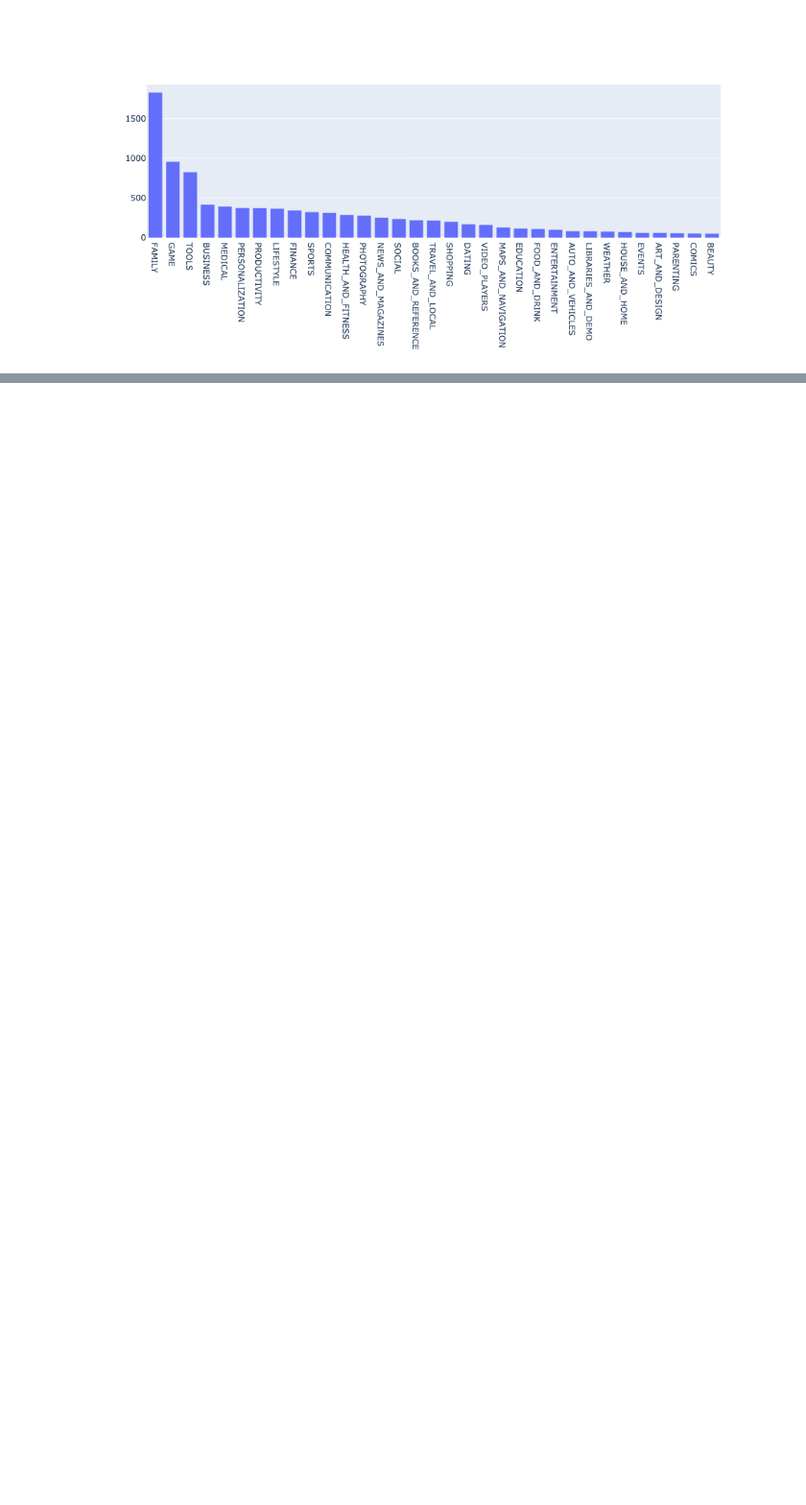
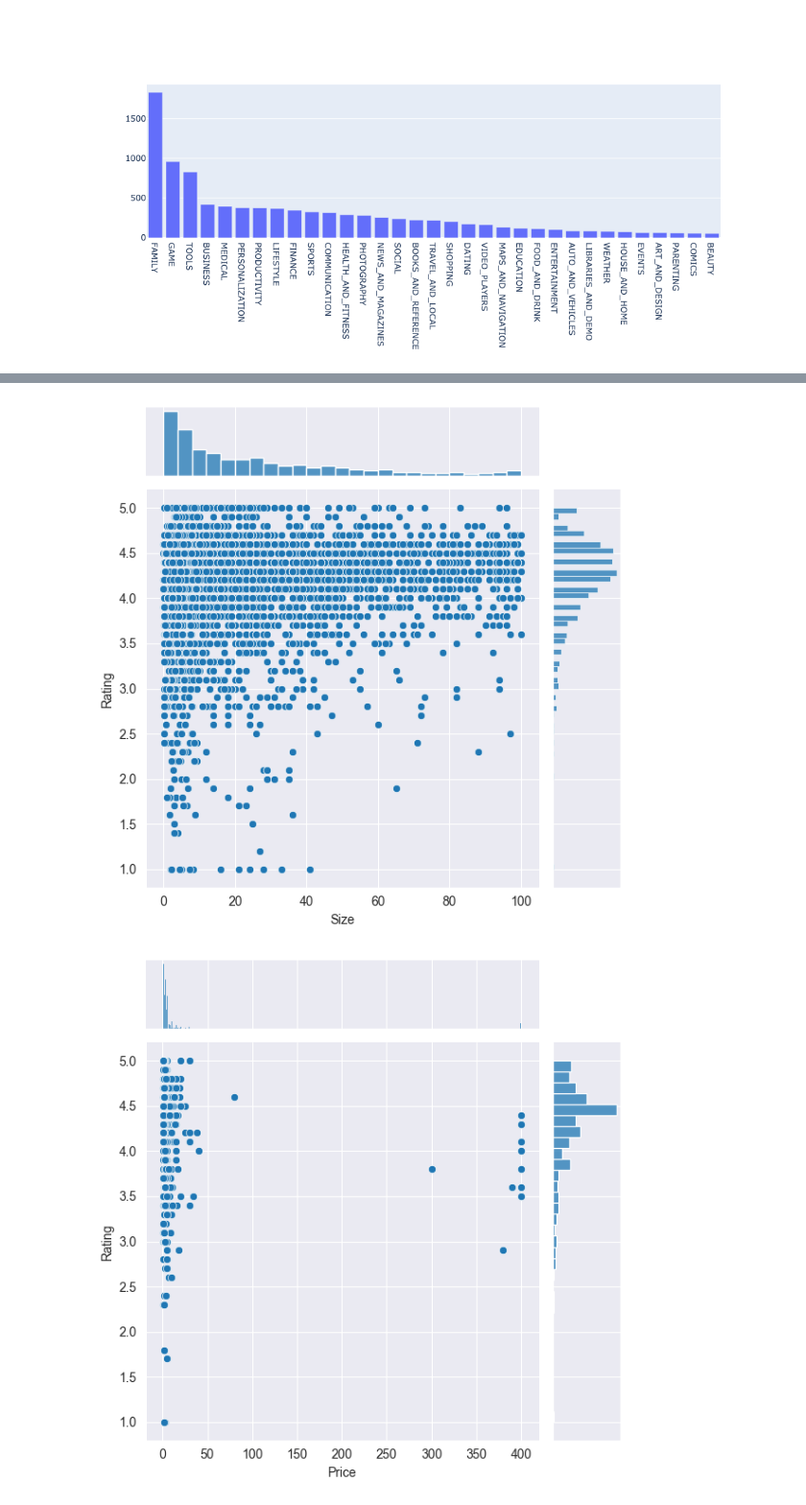
Before and after one commit to aaronshirk/android-app-market, a Jupyter notebook: notebook.ipynb, the cells around one changed output, grey strips where cells are left out. Shown: that part at 96% size. Saved outputs shown, nothing was run; the diff lists cells and outputs as text; code cells hidden in the pictures; blank space fills up the shorter version.

```diff
--- a/notebook.ipynb
+++ b/notebook.ipynb
@@ -161,0 +191,26 @@ fig.show(renderer='png', width=1000, height=500)
+# %%
+%matplotlib inline
+import seaborn as sns
+sns.set_style("darkgrid")
+import warnings
+warnings.filterwarnings("ignore")
+
+# Select rows where both 'Rating' and 'Size' values are present (ie. the two values are not null)
+apps_with_size_and_rating_present = apps[(apps['Size'].isna() == False) & (apps['Rating'].isna() == False)]
+# print(apps_with_size_and_rating_present.head())
+
+# Subset for categories with at least 250 apps
+large_categories = apps_with_size_and_rating_present.groupby('Category').filter(lambda x: len(x) >= 250)
+# print(large_categories.head())
+
+# Plot size vs. rating
+plt1 = sns.jointplot(x = large_categories['Size'], y = large_categories['Rating'])
+
+# Select apps whose 'Type' is 'Paid'
+paid_apps = apps_with_size_and_rating_present[apps_with_size_and_rating_present['Type'] == 'Paid']
+
+# Plot price vs. rating
+plt2 = sns.jointplot(x = paid_apps['Price'], y = paid_apps['Rating'])
+# %% [output]
+[figure, added]
+[figure, added]
```
Also changed, not shown: parts of 14 cells of this notebook, 2 other files.
